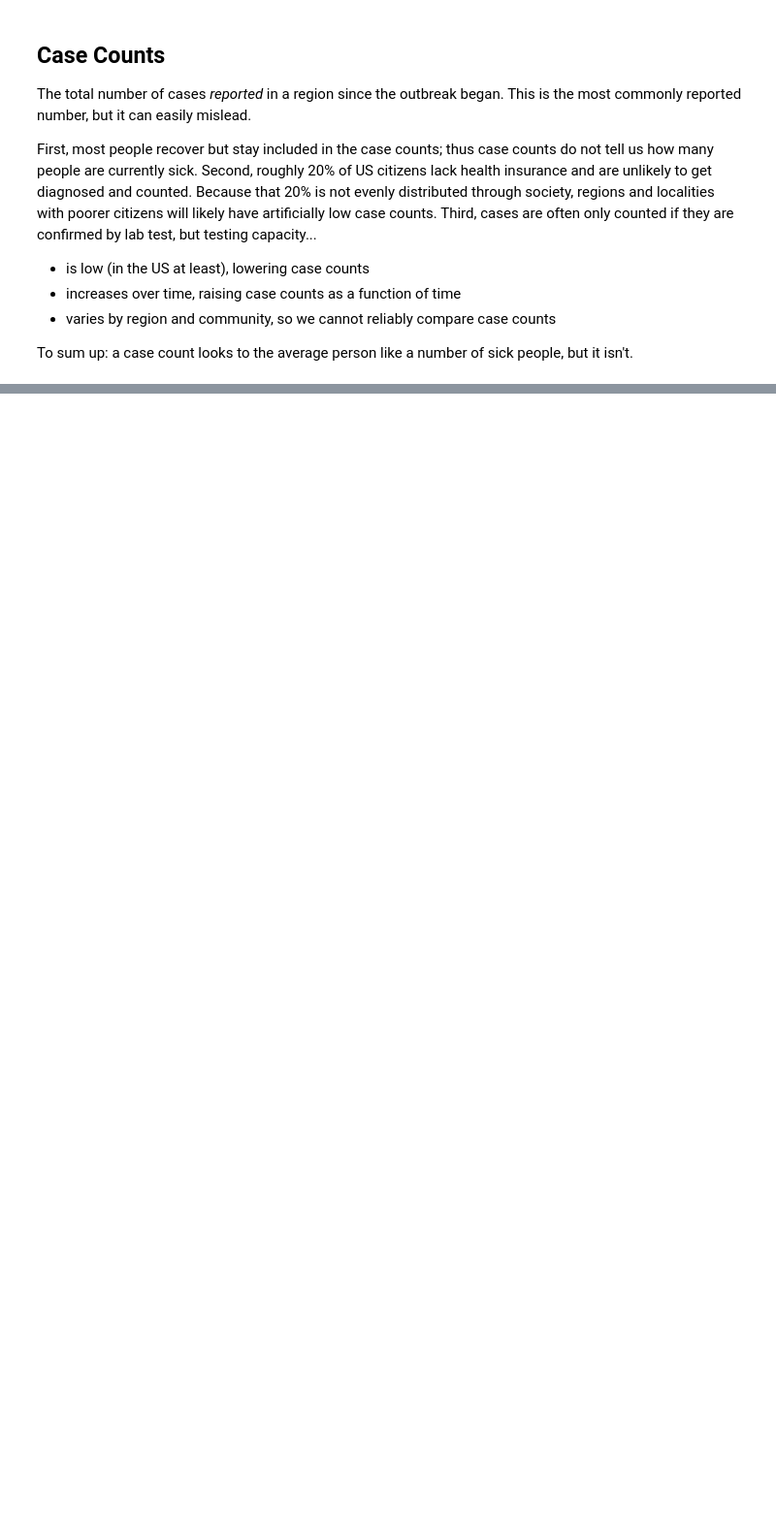
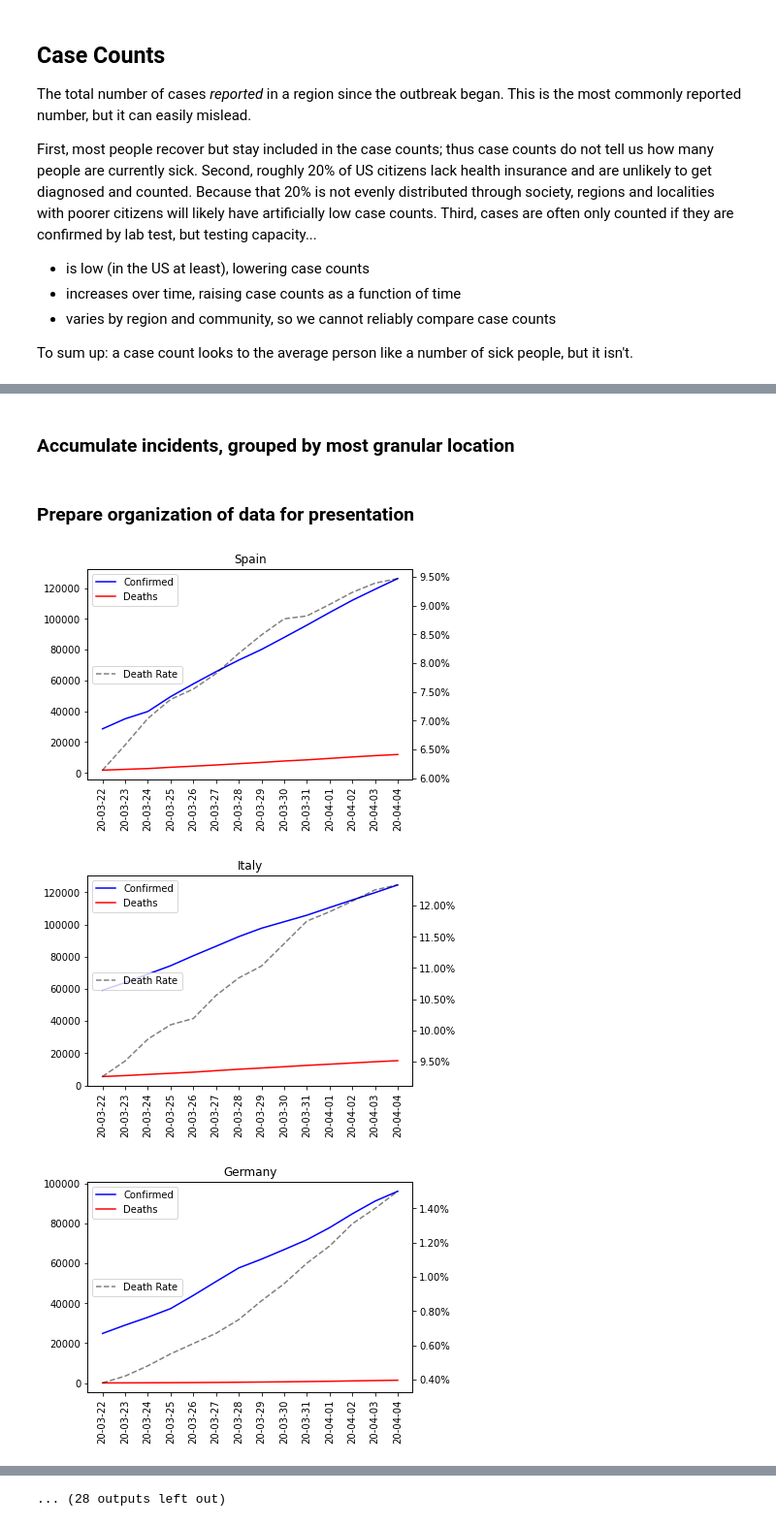
Before and after one commit to jackhall/covid-19, a Jupyter notebook: infection_rate.ipynb, the cells around one changed output, grey strips where cells are left out. Shown at 97% size. Drawn from its saved outputs; the diff is of its cells as text; code cells hidden in the pictures; blank space fills up the shorter version.

Commit message:
refactored data cleaning, updated for new data format

```diff
--- a/infection_rate.ipynb
+++ b/infection_rate.ipynb
@@ -27,0 +44,53 @@ To sum up: a case count looks to the average person like a number of sick people
+# %% [markdown]
+### Accumulate incidents, grouped by most granular location
+# %%
+def unq(data):
+    return np.unique(data)[0]
+
+def cumulative(data):
+    cumulative_confirmed = data.fillna(0).cummax()
+    return list(cumulative_confirmed.values)
+
+loc_df = (
+    all_df
+    .reset_index()
+    .groupby("location")
+    .agg({
+        "confirmed": cumulative, # listize,
+        "deaths": cumulative,
+        "date": list,
+        "province_state": unq,
+        "country_region": unq,
+        "latitude": unq,
+        "longitude": unq
+    })
+)
+# %% [markdown]
+### Prepare organization of data for presentation
+# %%
+loc_df["current"] = [np.max(x) if len(x) else 0 for x in loc_df.confirmed.values]
+loc_df["duration"] = [len(x) for x in loc_df.confirmed.values]
+nonchina_df = loc_df[loc_df["country_region"] != "Mainland China"]
+us_df = loc_df[loc_df["country_region"] == "US"]
+# %%
+# plot_df = loc_df.sort_values("current", ascending=False) # all locations, ordered by case count
+# plot_df = loc_df.sort_values("duration", ascending=False) # all locations, ordered by time since first case
+plot_df = nonchina_df.sort_values("current", ascending=False) # non-China locations, ordered by case count
+# plot_df = us_df.sort_values("current", ascending=False) # US locations, ordered by case count
+for index, row in plot_df.iloc[:40].iterrows():
+    fig, ax = plt.subplots()
+    plt.xticks(rotation=90)
+    ax.plot(row["date"], row["confirmed"], "b")
+    ax.plot(row["date"], row["deaths"], "r")
+    ax2 = ax.twinx()
+    ax2.yaxis.set_major_formatter(mtick.PercentFormatter())
+    death_rate = np.round(np.array(row["deaths"]) / np.array(row["confirmed"]) * 100, 2)
+    ax2.plot(row["date"], death_rate, "k--", alpha=0.5)
+    ax.legend(["Confirmed", "Deaths"], loc="upper left")
+    ax2.legend(["Death Rate"], loc="center left")
+    plt.title(index)
+    plt.show()
+# %% [output]
+[figure, added]
+[figure, added]
+[figure, added]
@@ -27,0 +106 @@ To sum up: a case count looks to the average person like a number of sick people
+... (28 outputs left out)
```
Also changed, not shown: parts of 5 cells of this notebook, 2 other files.
